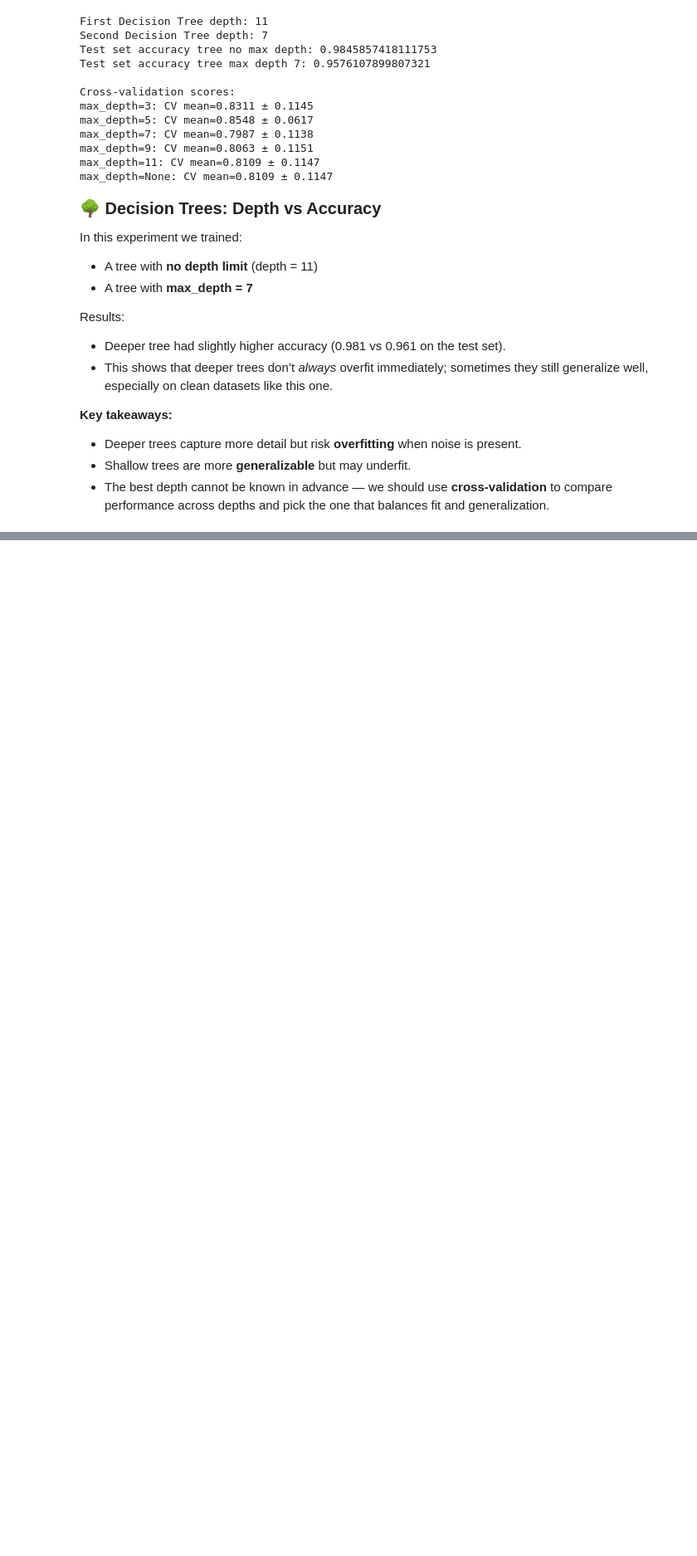
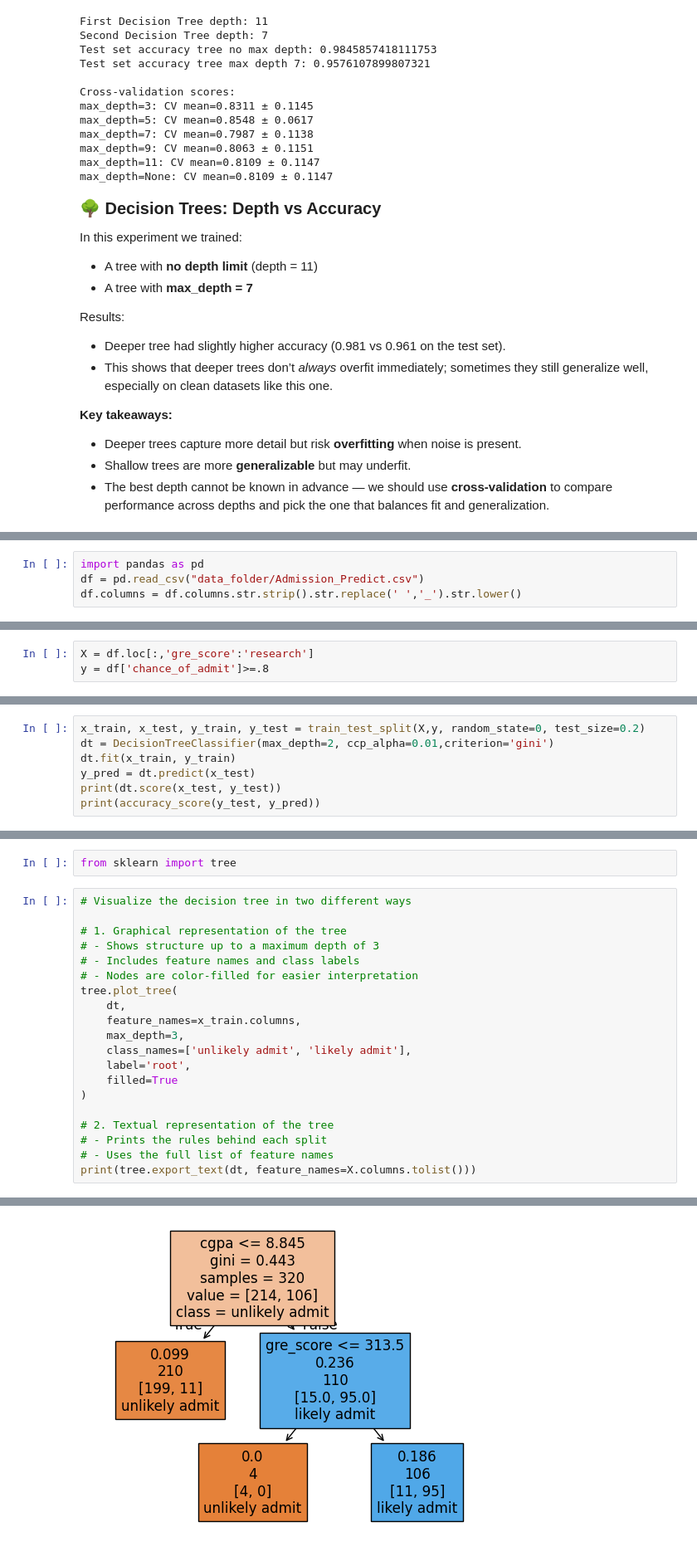
Before and after one commit to antoninolm/ml_theory, a Jupyter notebook: decision_trees_basics/decision_trees_project.ipynb, the cells around one changed output, grey strips where cells are left out. Shown at 83% size. Saved outputs shown, nothing was run; the diff lists cells and outputs as text; blank space fills up the shorter version.

```diff
--- a/decision_trees_basics/decision_trees_project.ipynb
+++ b/decision_trees_basics/decision_trees_project.ipynb
@@ -850,0 +885,4 @@ Results:
+# %%
+import pandas as pd
+df = pd.read_csv("data_folder/Admission_Predict.csv")
+df.columns = df.columns.str.strip().str.replace(' ','_').str.lower()
@@ -850,0 +897,3 @@ Results:
+# %%
+X = df.loc[:,'gre_score':'research']
+y = df['chance_of_admit']>=.8
@@ -850,0 +919,7 @@ Results:
+# %%
+x_train, x_test, y_train, y_test = train_test_split(X,y, random_state=0, test_size=0.2)
+dt = DecisionTreeClassifier(max_depth=2, ccp_alpha=0.01,criterion='gini')
+dt.fit(x_train, y_train)
+y_pred = dt.predict(x_test)
+print(dt.score(x_test, y_test))
+print(accuracy_score(y_test, y_pred))
@@ -850,0 +939,23 @@ Results:
+# %%
+from sklearn import tree
+# %%
+# Visualize the decision tree in two different ways
+
+# 1. Graphical representation of the tree
+# - Shows structure up to a maximum depth of 3
+# - Includes feature names and class labels
+# - Nodes are color-filled for easier interpretation
+tree.plot_tree(
+    dt,
+    feature_names=x_train.columns,
+    max_depth=3,
+    class_names=['unlikely admit', 'likely admit'],
+    label='root',
+    filled=True
+)
+
+# 2. Textual representation of the tree
+# - Prints the rules behind each split
+# - Uses the full list of feature names
+print(tree.export_text(dt, feature_names=X.columns.tolist()))
+# %% [output]
@@ -850,0 +969 @@ Results:
+[figure, added]
```
Also changed, not shown: parts of 40 cells of this notebook, 2 other files.
